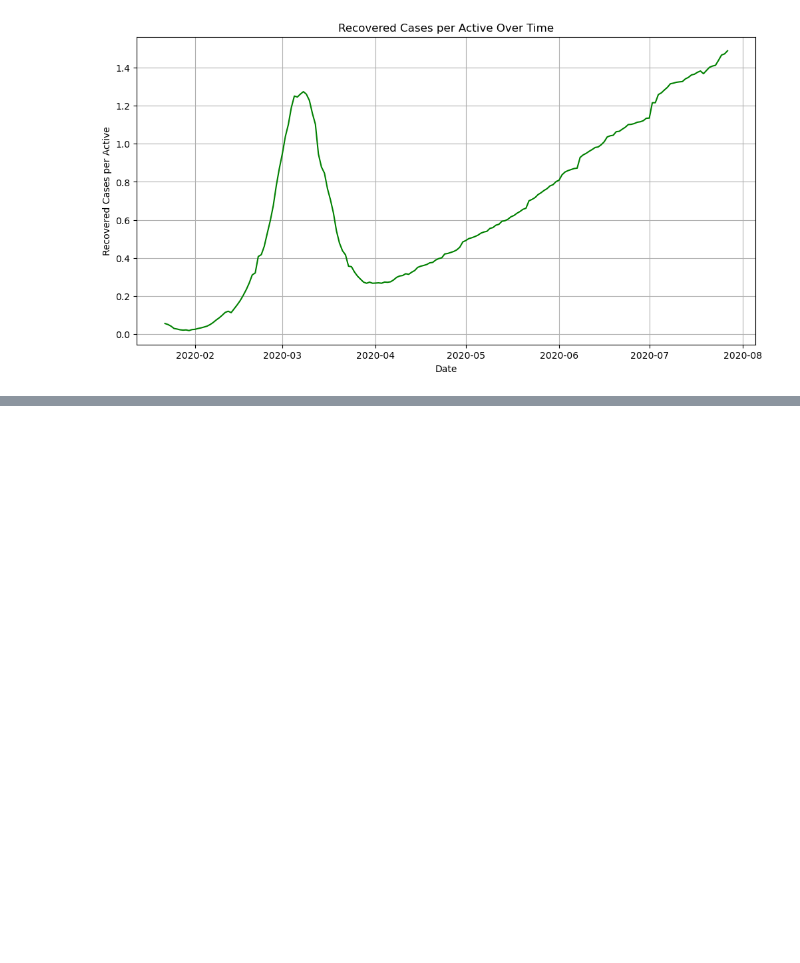
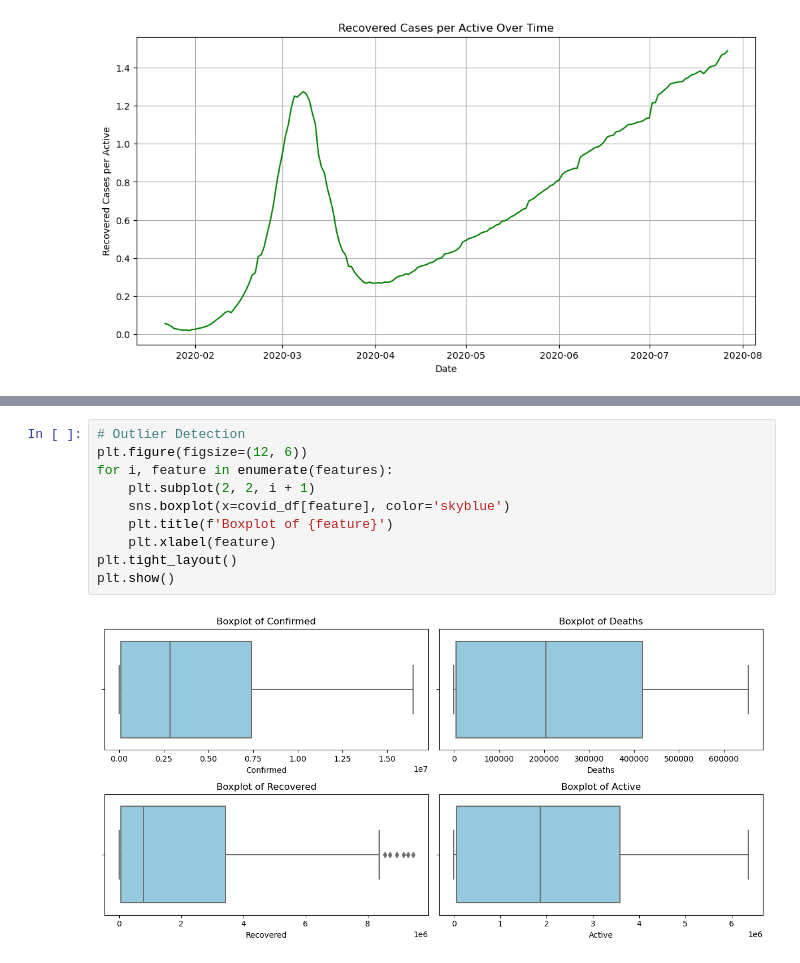
Before and after one commit to CJSuarez129/final_project, a Jupyter notebook: Machine_Learning_COVID.ipynb, the cells around one changed output, grey strips where cells are left out. Drawn from its saved outputs; the diff is of its cells as text; blank space fills up the shorter version.

```diff
--- a/Machine_Learning_COVID.ipynb
+++ b/Machine_Learning_COVID.ipynb
@@ -442,0 +483,12 @@ plt.show()
+# %%
+# Outlier Detection
+plt.figure(figsize=(12, 6))
+for i, feature in enumerate(features):
+    plt.subplot(2, 2, i + 1)
+    sns.boxplot(x=covid_df[feature], color='skyblue')
+    plt.title(f'Boxplot of {feature}')
+    plt.xlabel(feature)
+plt.tight_layout()
+plt.show()
+# %% [output]
+[figure, added]
```
Also changed, not shown: parts of 4 cells of this notebook.
